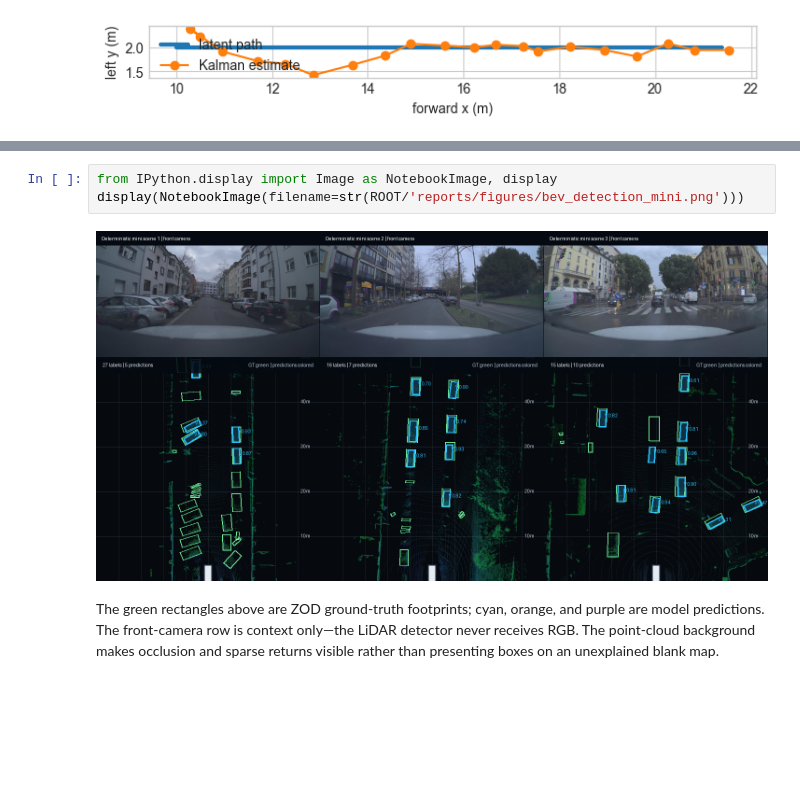
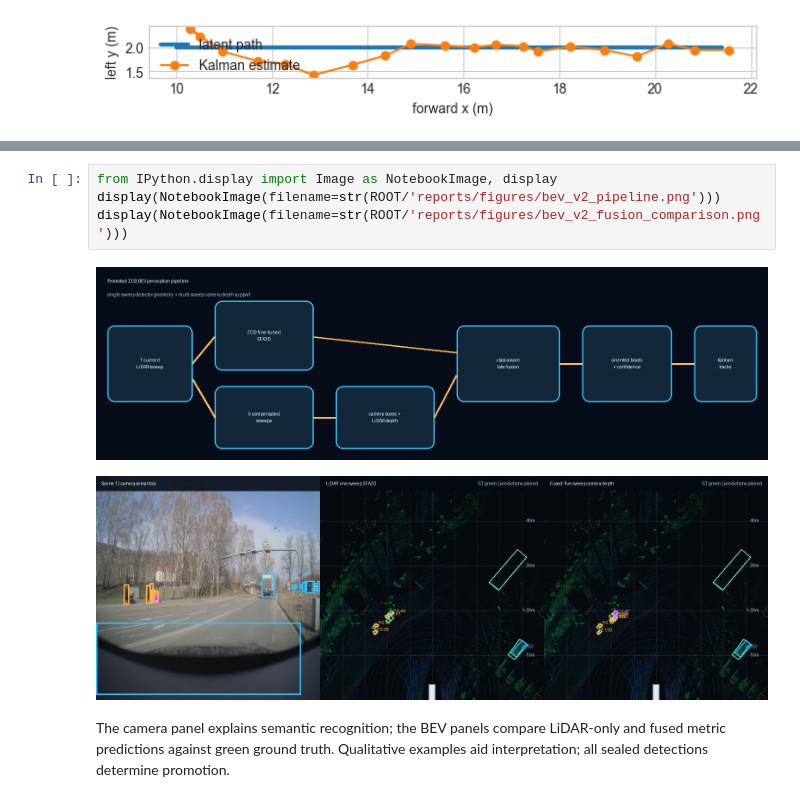
Before and after one commit to Nekros0day/zod-self-driving-lab, a Jupyter notebook: notebooks/05_lidar_bev_detection_and_tracking.ipynb, the cells around one changed output, grey strips where cells are left out. Saved outputs shown, nothing was run; the diff lists cells and outputs as text; blank space fills up the shorter version.

Commit message:
Improve ZOD BEV detection and fusion

```diff
--- a/notebooks/05_lidar_bev_detection_and_tracking.ipynb
+++ b/notebooks/05_lidar_bev_detection_and_tracking.ipynb
@@ -256,11 +315,12 @@ fusion), not threshold tuning on these 12 evaluation frames.
 # %%
 from IPython.display import Image as NotebookImage, display
-display(NotebookImage(filename=str(ROOT/'reports/figures/bev_detection_mini.png')))
+display(NotebookImage(filename=str(ROOT/'reports/figures/bev_v2_pipeline.png')))
+display(NotebookImage(filename=str(ROOT/'reports/figures/bev_v2_fusion_comparison.png')))
 # %% [output]
-[figure, old version]
+[figure, new version]
+[figure, added]
-# %% [markdown]
-The green rectangles above are ZOD ground-truth footprints; cyan, orange, and
-purple are model predictions. The front-camera row is context only—the LiDAR
-detector never receives RGB. The point-cloud background makes occlusion and
-sparse returns visible rather than presenting boxes on an unexplained blank map.
+# %% [markdown]
+The camera panel explains semantic recognition; the BEV panels compare
+LiDAR-only and fused metric predictions against green ground truth. Qualitative
+examples aid interpretation; all sealed detections determine promotion.
 # %%
```
Also changed, not shown: parts of 17 cells of this notebook, 46 other files.
